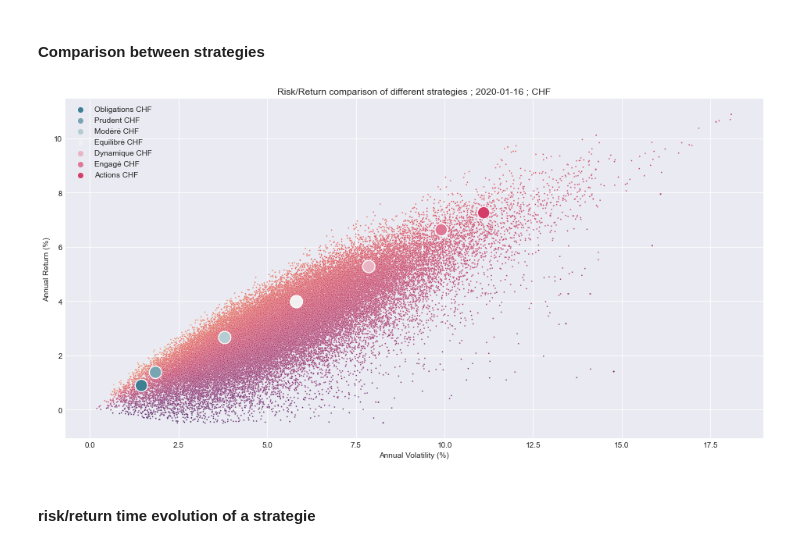
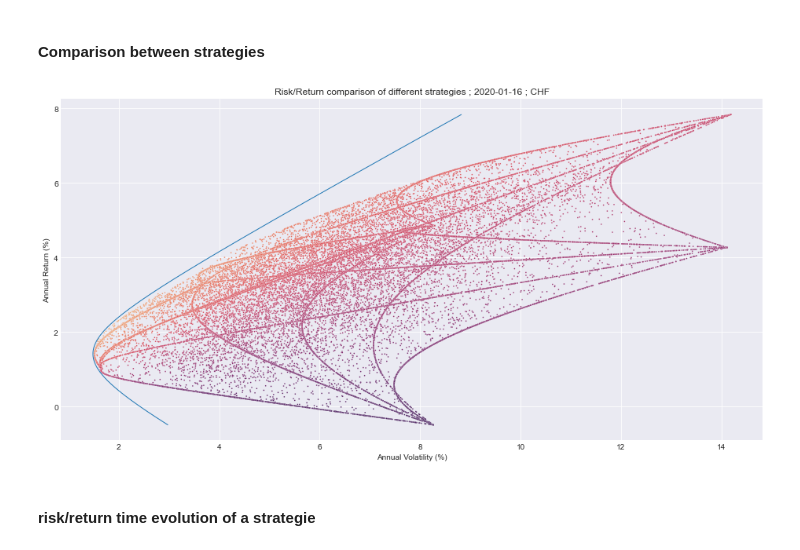
Before and after one commit to lacoupe/BCVS, a Jupyter notebook: PP/PP_analyse.ipynb, the cells around one changed output. Cells and saved outputs as stored; diff of their text form; code cells hidden in the pictures.

```diff
--- a/PP/PP_analyse.ipynb
+++ b/PP/PP_analyse.ipynb
@@ -186,2 +213,3 @@ all_isin = get_all_isin(pp_port, curr=curr, histo_date=date)
 # %%
 data = data_excel.copy()
+data = data[list_isin]
@@ -213,0 +261,16 @@ Sigmap = np.sqrt((A * np.multiply(Mup, Mup) - 2 * B * Mup + C) / DELTA)
+# %%
+# Optimal Portfolio
+SIGMA = cov_annual.values
+INV_SIGMA = np.linalg.inv(SIGMA)
+ONES = np.ones(num_assets)
+MU = np.array(list(returns_annual))
+
+A = (ONES @ INV_SIGMA) @ ONES
+B = (ONES @ INV_SIGMA) @ MU
+C = (MU @ INV_SIGMA) @ MU
+DELTA = A * C - B**2
+
+Mup_min = returns_annual.min()
+Mup_max = returns_annual.max()
+Mup = np.linspace(Mup_min,Mup_max,1000)
+Sigmap = np.sqrt((A * np.multiply(Mup, Mup) - 2 * B * Mup + C) / DELTA)
@@ -217,10 +284,11 @@ port_returns = []
 port_volatility = []
 sharpe_ratio = []
 
+weight_list = []
 for single_portfolio in tqdm(range(num_portfolios)):
     weights = np.random.choice(np.linspace(0,0.99,num_portfolios), num_assets)
     # weights = np.random.random(num_assets)
-    weights = np.multiply(weights, np.random.binomial(1, 0.2, size=num_assets))
+    weights = np.multiply(weights, np.random.binomial(1, 0.3, size=num_assets))
     if np.sum(weights) == 0:
         continue
     weights /= np.sum(weights)
@@ -232,13 +300,14 @@ for single_portfolio in tqdm(range(num_portfolios)):
     sharpe_ratio.append(sharpe)
     port_returns.append(returns)
     port_volatility.append(volatility)
+    weight_list.append(weights)
 # %%
 df = pd.DataFrame(data={'returns': port_returns,
                         'volatility': port_volatility,
                         'sharpe_ratio': sharpe_ratio})
 df.returns = df.returns * 100
 df.volatility = df.volatility * 100
-df = df[(df.sharpe_ratio > -0.2) & (df.sharpe_ratio < 1.5) & (df.returns > -0.5)]
+# df = df[(df.sharpe_ratio > -0.2) & (df.sharpe_ratio < 1.5) & (df.returns > -0.5)]
 # %% [markdown]
 ### Statistics of selected portfolios
 # %% [markdown]
@@ -265,19 +334,19 @@ df_port.volatility = df_port.volatility * 100
 # %%
 # seaborn plot
 plt.style.use('seaborn-dark')
 fig = plt.figure(figsize=(16,8))
 ax1 = sns.scatterplot(data=df, x='volatility', y='returns', hue='sharpe_ratio', palette=sns.color_palette("flare_r", as_cmap=True), s=3, legend=False)
-ax2 = sns.scatterplot(data=df_port, x='volatility', y='returns', hue='strategie', palette=sns.diverging_palette(220, 0, n=len(df_port)), s=250)
-# sns.lineplot(x=Sigmap, y=Mup, sort=False, lw=1, palette="flare")
-ax2.legend().set_title(None)
+# ax2 = sns.scatterplot(data=df_port, x='volatility', y='returns', hue='strategie', palette=sns.diverging_palette(220, 0, n=len(df_port)), s=250)
+ax3 = sns.lineplot(x=Sigmap*100, y=Mup*100, sort=False, lw=1, palette="flare")
+# ax2.legend().set_title(None)
 plt.title('Risk/Return comparison of different strategies ; ' + date + ' ; ' + curr)
 plt.xlabel('Annual Volatility (%)')
 plt.ylabel('Annual Return (%)')
 plt.grid()
 plt.savefig('pp_output/Comparison_' + curr + '_' + date + '.png')
 plt.show()
 # %% [output]
-[figure, old version]
+[figure, new version]
 # %% [markdown]
 #### risk/return time evolution of a strategie
 # %%
```
Also changed, not shown: parts of 71 cells of this notebook, 48 other files.
